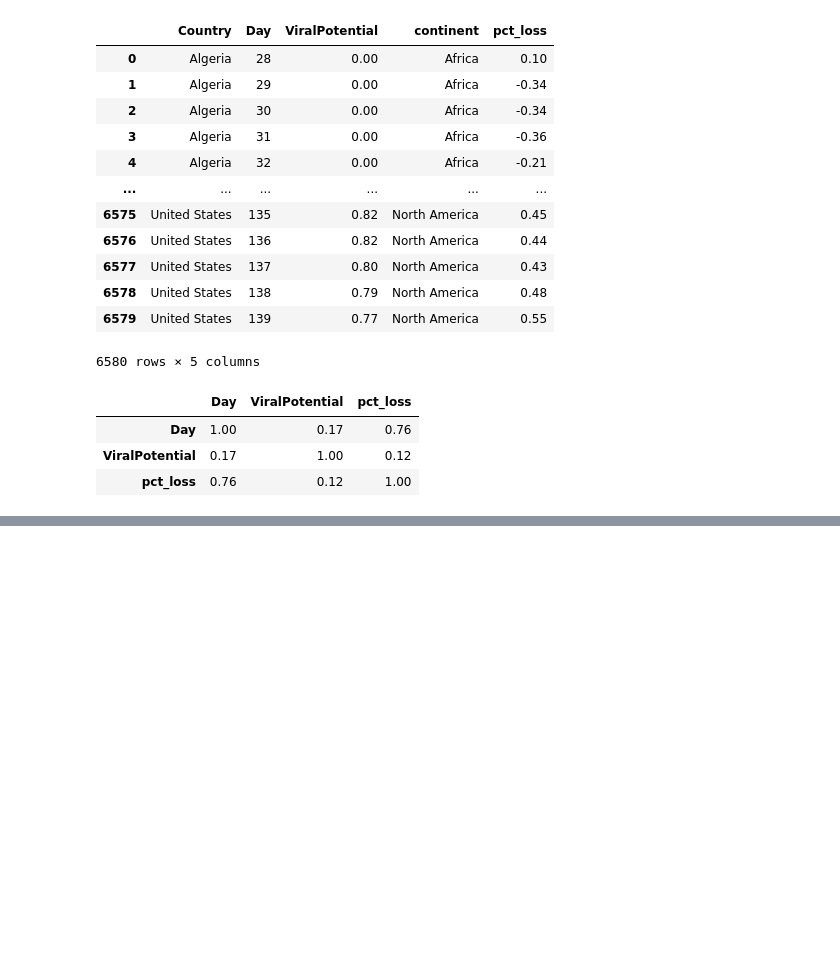
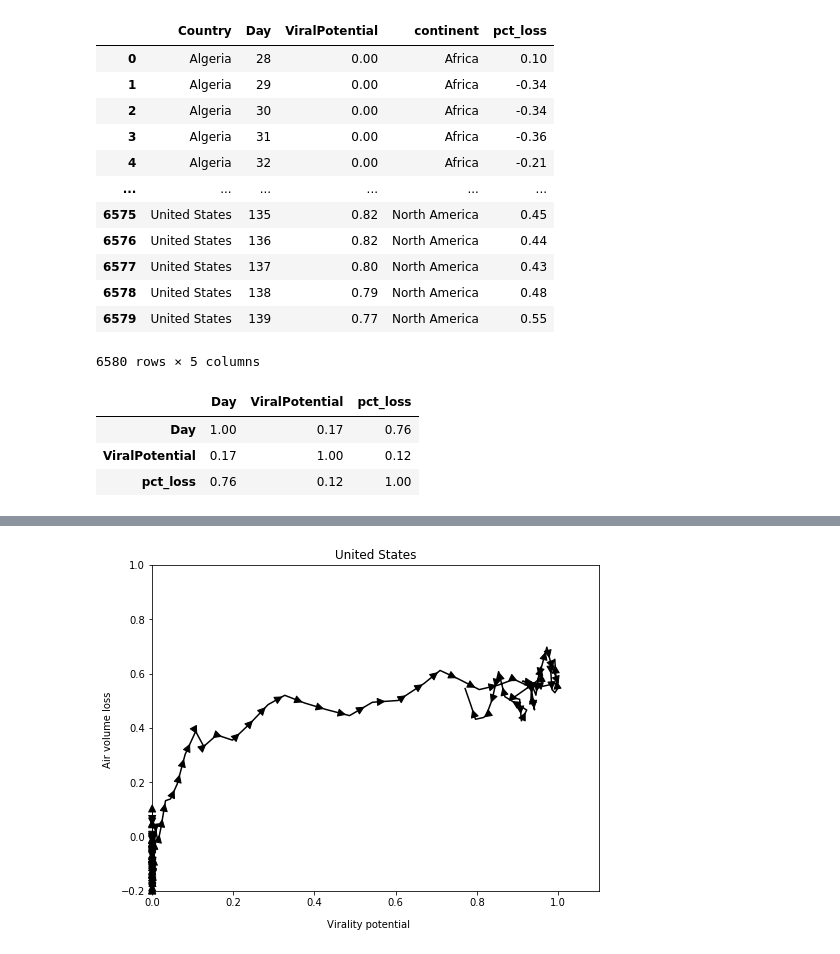
Before and after one commit to paulagiovanna/IC---Covid19-Random-Walk, a Jupyter notebook: virality.ipynb, the cells around one changed output, grey strips where cells are left out. Cells and saved outputs as stored; diff of their text form; code cells hidden in the pictures; blank space fills up the shorter version.

```diff
--- a/virality.ipynb
+++ b/virality.ipynb
@@ -46,7 +46,9 @@ df_centr.sort_values('centrality')
 | 138 | United Kingdom | 0.15 |
 | 37 | France | 0.15 |
 # %%
-df_cases = pd.read_csv('total_cases_countries_normalized.csv')[['Name', 'Day', 'DailyCases']].rename(columns={'Name':'Country'})
+df_cases_orig = pd.read_csv('total_cases_countries_normalized.csv').rename(columns={'Name':'Country'})
+
+df_cases = df_cases_orig[['Country', 'Day', 'DailyCases']]
 
 df_cases
 # %% [output]
@@ -178,0 +306,6 @@ fig.show()
+# %%
+country = 'United States'
+
+df_country = df.query("Country == @country").set_index('Day')[['ViralPotential', 'pct_loss']]
+
+df_country
@@ -178,0 +331,22 @@ fig.show()
+# %%
+
+fig = plt.figure(figsize=(8,6))
+
+# fig, ax = plt.subplots(nrows=3, ncols=2, figsize=(12,12))
+
+fig.text(0.5, 0.04, 'Virality potential', ha='center')
+fig.text(0.04, 0.5, 'Air volume loss', va='center', rotation='vertical')
+
+df_country = df.query("Country == @country").set_index('Day')[['ViralPotential', 'pct_loss']]
+ax = fig.add_subplot(111)
+arrowplot(ax, df_country['ViralPotential'].values, df_country['pct_loss'].values, narrs=1*(len(df_country['ViralPotential'])), hl=0.01, direc='neg', hw=7)
+ax.set_title(country)
+ax.set_xlim([0, 1.1])
+ax.set_ylim([-0.2, 1])
+
+
+# plt.tight_layout(pad=4)
+plt.savefig('img/virality_us.svg')
+plt.show()
+# %% [output]
+[figure, added]
```
Also changed, not shown: parts of 6 cells of this notebook, 4 other files.
